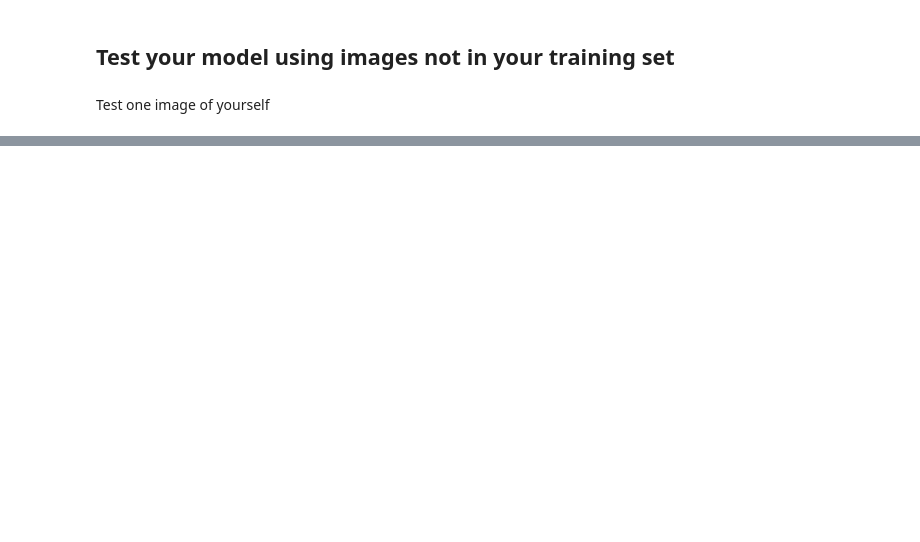
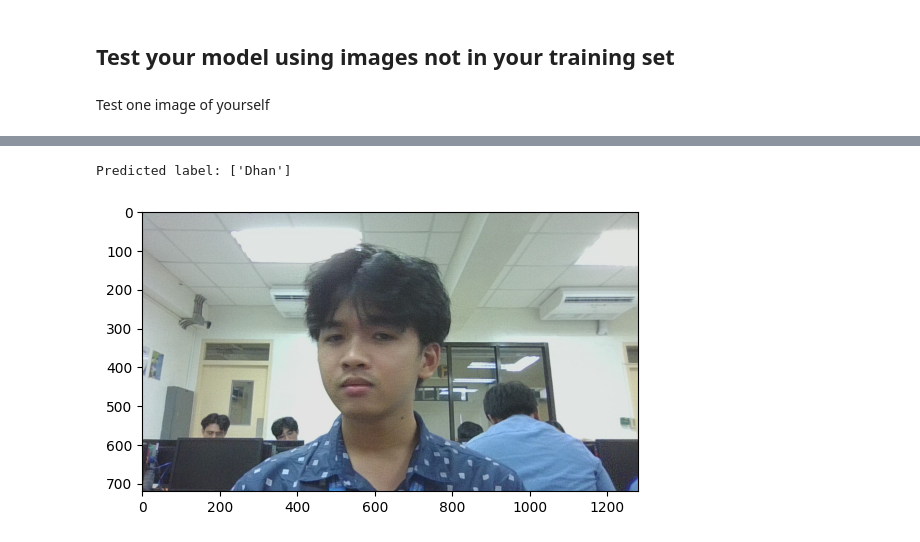
Before and after one commit to dhan-t/CCMACLRL_EXERCISES_COM222ML, a Jupyter notebook: Exercise8.ipynb, the cells around one changed output, grey strips where cells are left out. Saved outputs shown, nothing was run; the diff lists cells and outputs as text; code cells hidden in the pictures; blank space fills up the shorter version.

```diff
--- a/Exercise8.ipynb
+++ b/Exercise8.ipynb
@@ -160,2 +196,11 @@ Test one image of yourself
+# %%
+# put your answer here
+img_path = '/content/drive/My Drive/Images/Test/2.jpg'
+result = predict_image(img_path, model)
+print(f'Predicted label:', result)
+displayImage(img_path)
+# %% [output]
+Predicted label: ['Dhan']
+[figure, added]
 # %%
 # put your answer here
```
Also changed, not shown: parts of 20 cells of this notebook.
